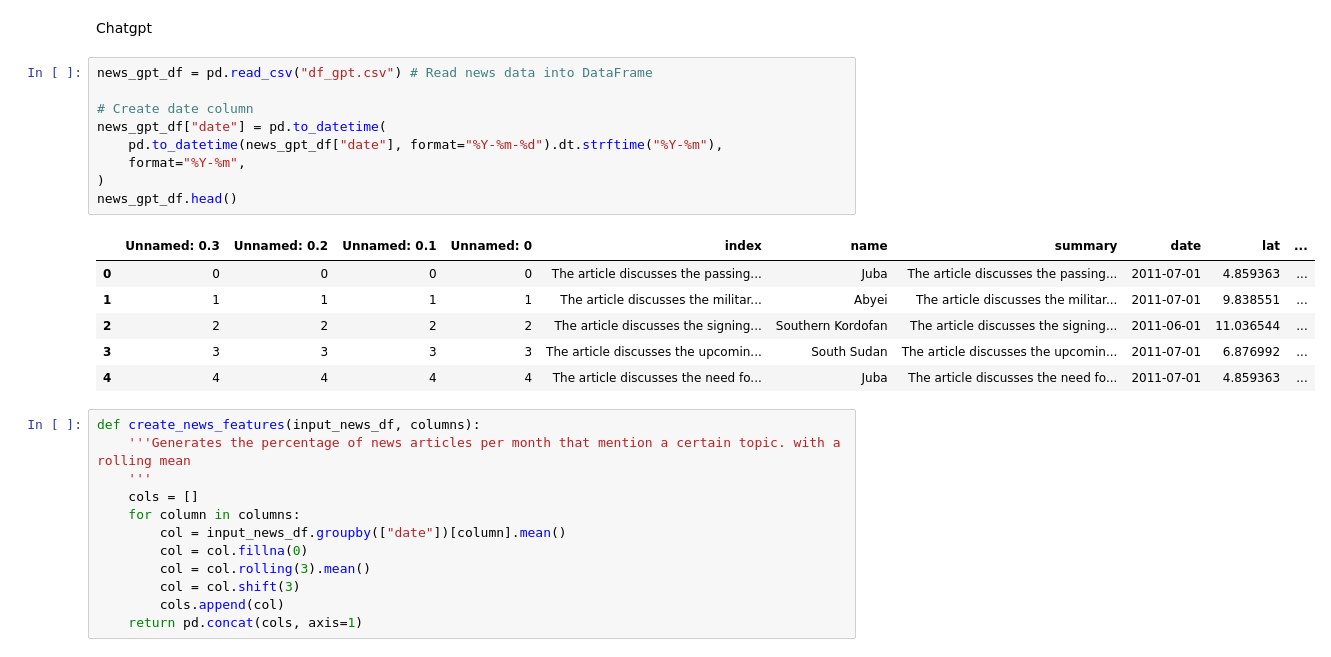
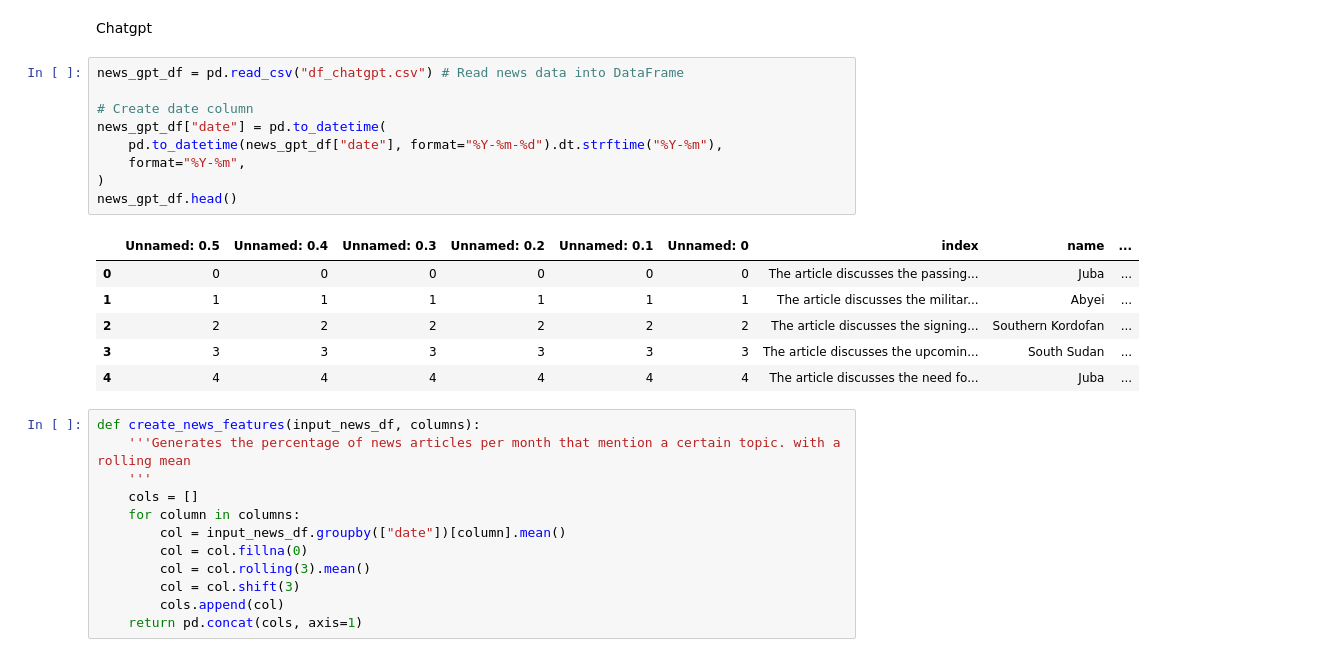
Before and after one commit to GielJW/JBG060-DC3-23-24-public, a Jupyter notebook: predictions.ipynb, the cells around one changed output. Cells and saved outputs as stored; diff of their text form.

```diff
--- a/predictions.ipynb
+++ b/predictions.ipynb
@@ -355,21 +451,21 @@ news_ys_df.head()
 # %% [markdown]
 Chatgpt
 # %%
-news_gpt_df = pd.read_csv("df_gpt.csv") # Read news data into DataFrame
+news_gpt_df = pd.read_csv("df_chatgpt.csv") # Read news data into DataFrame
 
 # Create date column
 news_gpt_df["date"] = pd.to_datetime(
     pd.to_datetime(news_gpt_df["date"], format="%Y-%m-%d").dt.strftime("%Y-%m"),
     format="%Y-%m",
 )
 news_gpt_df.head()
 # %% [output]
-|  | Unnamed: 0.3 | Unnamed: 0.2 | Unnamed: 0.1 | Unnamed: 0 | index | name | summary | date | lat | ... |
-| 0 | 0 | 0 | 0 | 0 | The article discusses the passing... | Juba | The article discusses the passing... | 2011-07-01 | 4.859363 | ... |
-| 1 | 1 | 1 | 1 | 1 | The article discusses the militar... | Abyei | The article discusses the militar... | 2011-07-01 | 9.838551 | ... |
-| 2 | 2 | 2 | 2 | 2 | The article discusses the signing... | Southern Kordofan | The article discusses the signing... | 2011-06-01 | 11.036544 | ... |
-| 3 | 3 | 3 | 3 | 3 | The article discusses the upcomin... | South Sudan | The article discusses the upcomin... | 2011-07-01 | 6.876992 | ... |
-| 4 | 4 | 4 | 4 | 4 | The article discusses the need fo... | Juba | The article discusses the need fo... | 2011-07-01 | 4.859363 | ... |
+|  | Unnamed: 0.5 | Unnamed: 0.4 | Unnamed: 0.3 | Unnamed: 0.2 | Unnamed: 0.1 | Unnamed: 0 | index | name | ... |
+| 0 | 0 | 0 | 0 | 0 | 0 | 0 | The article discusses the passing... | Juba | ... |
+| 1 | 1 | 1 | 1 | 1 | 1 | 1 | The article discusses the militar... | Abyei | ... |
+| 2 | 2 | 2 | 2 | 2 | 2 | 2 | The article discusses the signing... | Southern Kordofan | ... |
+| 3 | 3 | 3 | 3 | 3 | 3 | 3 | The article discusses the upcomin... | South Sudan | ... |
+| 4 | 4 | 4 | 4 | 4 | 4 | 4 | The article discusses the need fo... | Juba | ... |
 # %%
 def create_news_features(input_news_df, columns):
     '''Generates the percentage of news articles per month that mention a certain topic. with a rolling mean
```
Also changed, not shown: parts of 27 cells of this notebook, 1 other file.
